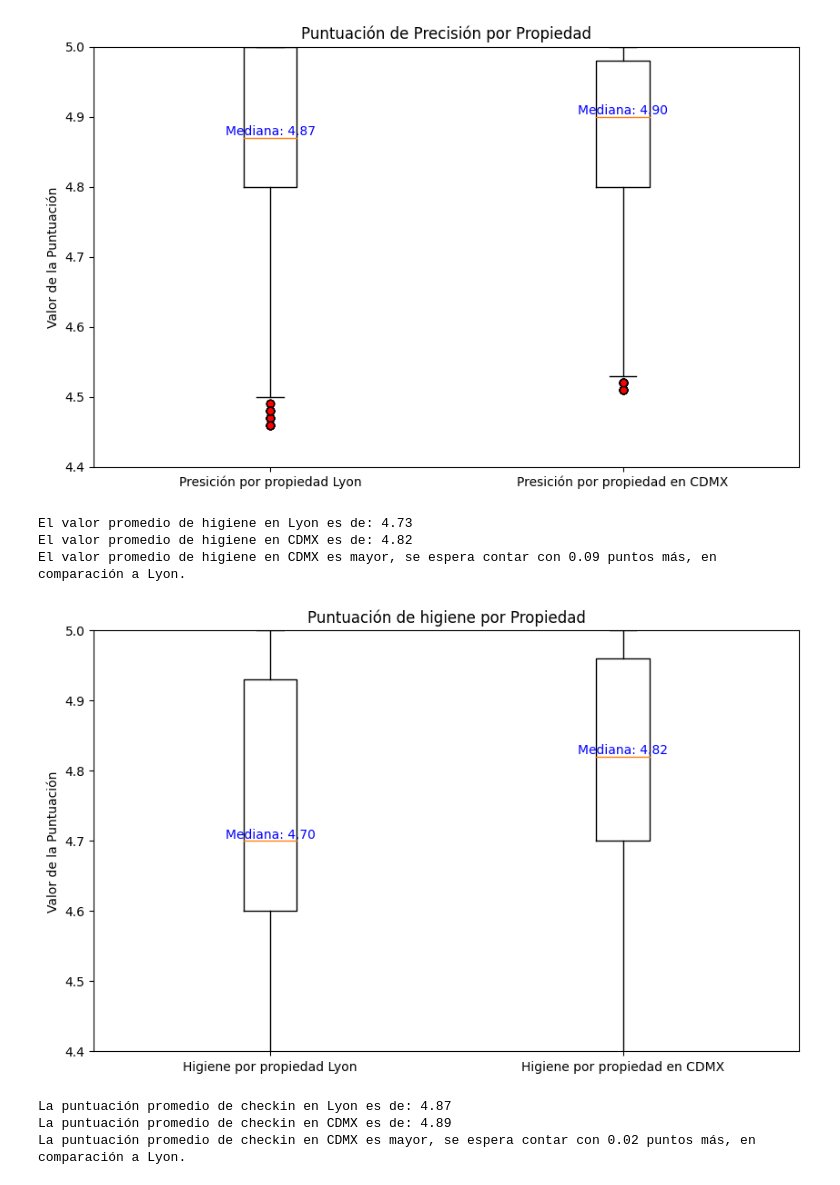
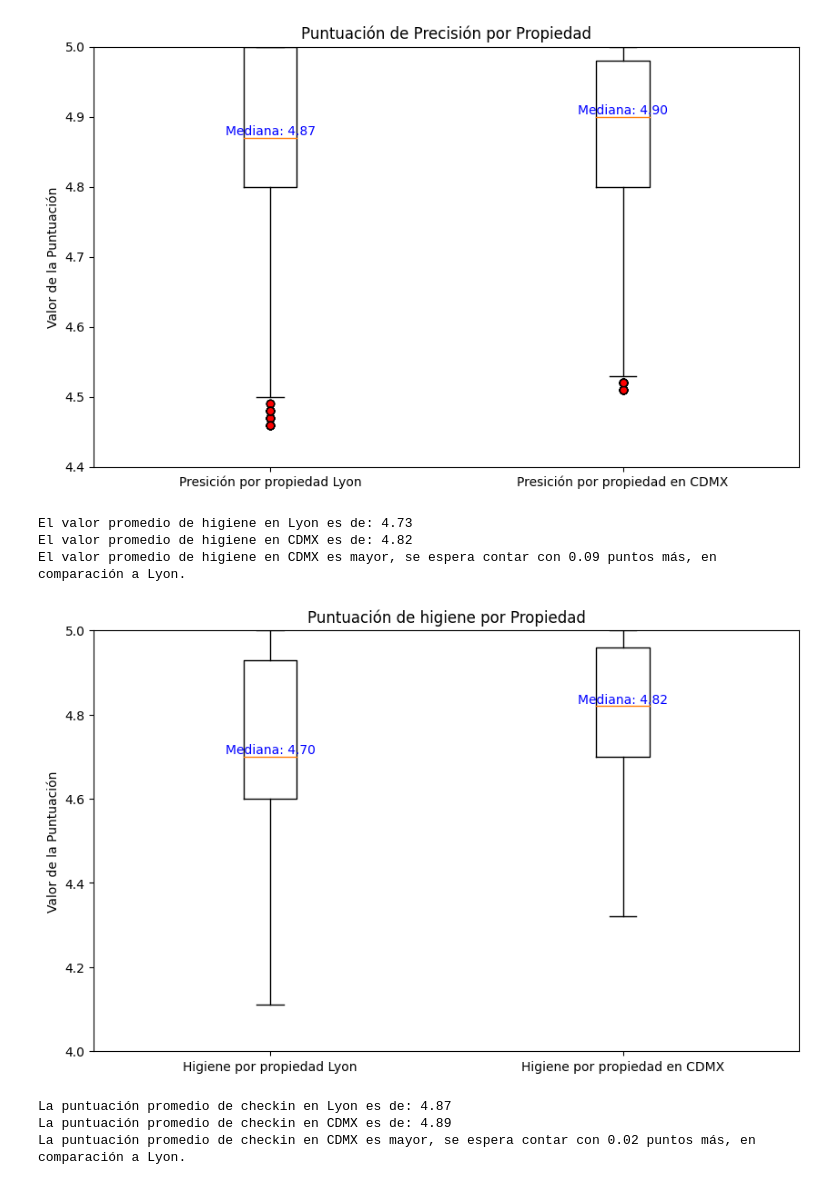
Before and after one commit to AlbertoMuro/Evidencia1, a Jupyter notebook: codigo.ipynb, the cells around one changed output. Cells and saved outputs as stored; diff of their text form; code cells hidden in the pictures.

```diff
--- a/codigo.ipynb
+++ b/codigo.ipynb
@@ -847,35 +847,35 @@ print(f"El valor promedio de higiene en CDMX es de: {cleanliness_df2:.2f}")
 
 if cleanliness_df1 > cleanliness_df2:
     print(f"El valor promedio de higiene en Lyon es mayor, se espera contar con {diferencia:.2f} puntos más, en comparación a CDMX.")
 elif cleanliness_df1 < cleanliness_df2:
     print(f"El valor promedio de higiene en CDMX es mayor, se espera contar con {diferencia:.2f} puntos más, en comparación a Lyon.")
 else:
     print("El valor promedio de higiene es igual para ambas ciudades.")
 
 # Análisis visual
 cleanliness = [lyon_limpio["review_scores_cleanliness"], cdmx_limpio["review_scores_cleanliness"]]
 labels = ['Higiene por propiedad Lyon', 'Higiene por propiedad en CDMX']
 
 plt.figure(figsize=(10, 6))
 
 boxplot = plt.boxplot(cleanliness, labels=labels, flierprops={'marker': 'o', 'markersize': 6, 'markerfacecolor': 'red'})
 
 # Agregar líneas o textos con los valores de mediana, mínimo y máximo si hay suficientes datos
 medians = [item.get_ydata()[0] for item in boxplot['medians']]
 
 
 for i in range(len(labels)):
     plt.text(i + 1, medians[i], f'Mediana: {medians[i]:.2f}', ha='center', va='bottom', color='blue')
 
-plt.ylim(4.4, 5)  # Ajusta el rango del eje y según tus datos
+plt.ylim(4, 5)  # Ajusta el rango del eje y según tus datos
 plt.title('Puntuación de higiene por Propiedad')
 plt.ylabel('Valor de la Puntuación')
 plt.show()
 # %% [output]
 El valor promedio de higiene en Lyon es de: 4.73
 El valor promedio de higiene en CDMX es de: 4.82
 El valor promedio de higiene en CDMX es mayor, se espera contar con 0.09 puntos más, en comparación a Lyon.
-[figure, old version]
+[figure, new version]
 # %%
 #checkin
 checkin_df1 = lyon_limpio['review_scores_checkin'].mean()
```
Also changed, not shown: parts of 2 cells of this notebook.
